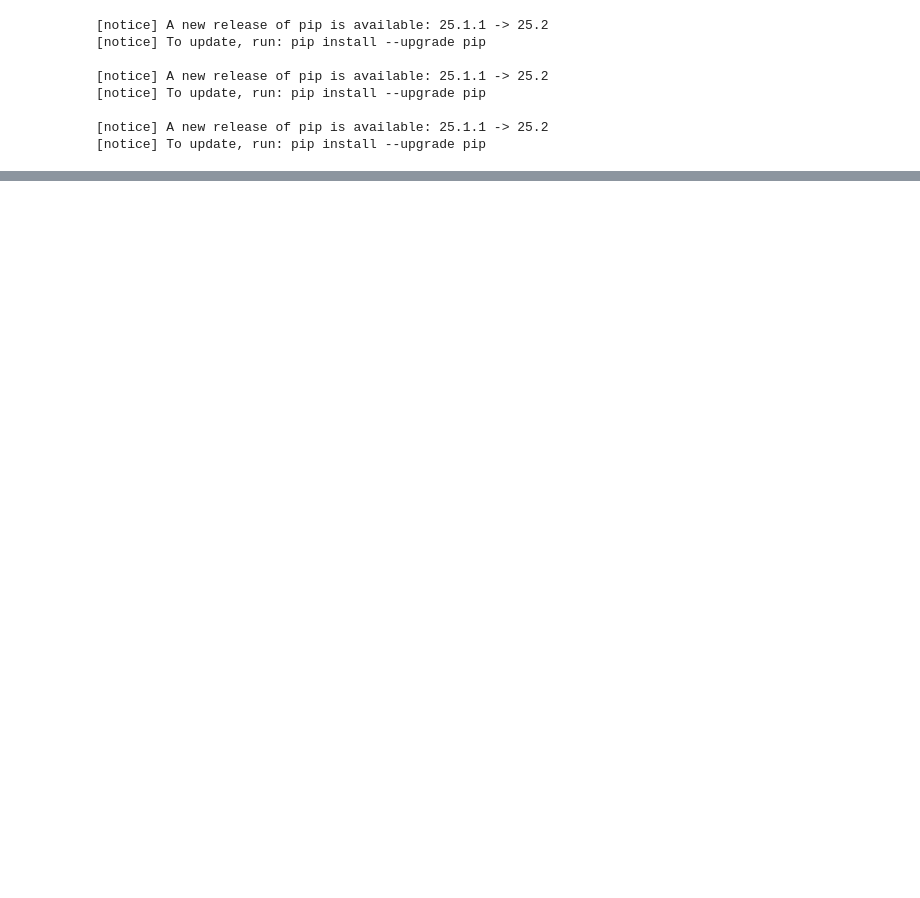
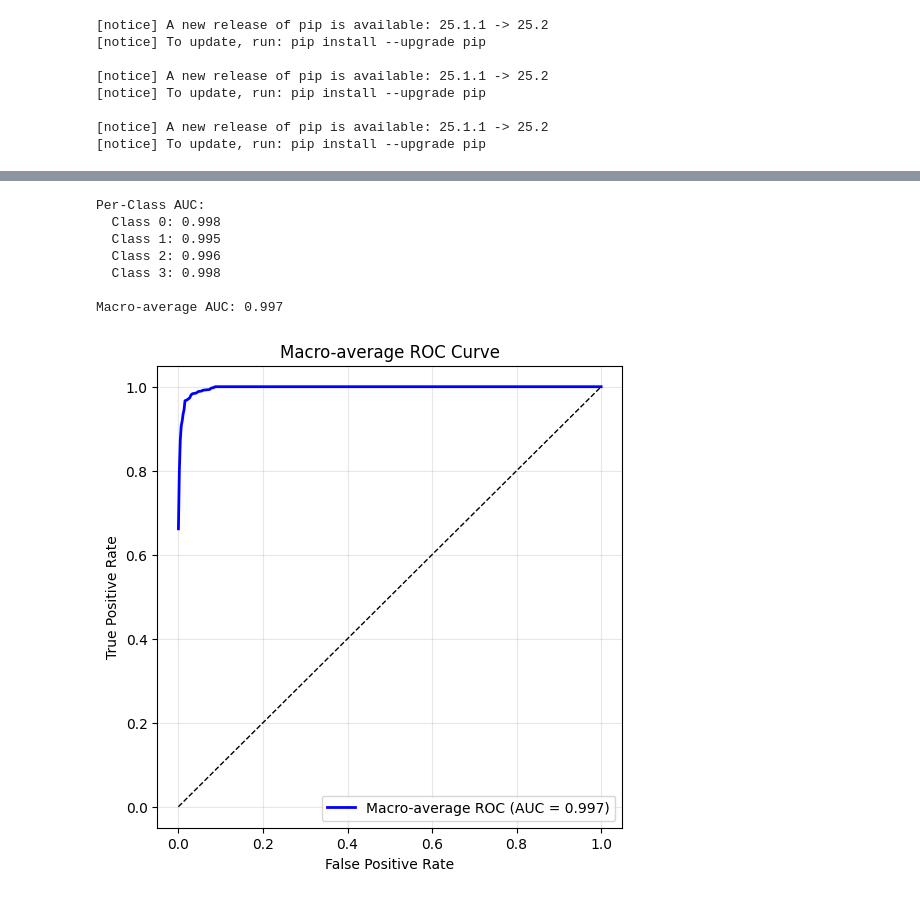
Before and after one commit to benz3927/Deep-Learning, a Jupyter notebook: Assignment 1/assignment1.ipynb, the cells around one changed output, grey strips where cells are left out. Saved outputs shown, nothing was run; the diff lists cells and outputs as text; code cells hidden in the pictures; blank space fills up the shorter version.

```diff
--- a/Assignment 1/assignment1.ipynb
+++ b/Assignment 1/assignment1.ipynb
@@ -1256,0 +751,71 @@ weighted avg       0.94      0.94      0.94       400
+# %%
+import torch
+import numpy as np
+from sklearn.preprocessing import label_binarize
+from sklearn.metrics import roc_curve, auc
+import matplotlib.pyplot as plt
+
+# --- Binarize labels ---
+y_val_bin = label_binarize(y_val, classes=[0, 1, 2, 3])
+
+# --- Torch forward pass to get probabilities ---
+model.eval()
+with torch.no_grad():
+    X_val_tensor = torch.tensor(X_val_scaled, dtype=torch.float32)
+    outputs = model(X_val_tensor)
+    y_val_pred_proba = torch.softmax(outputs, dim=1).numpy()
+
+# --- Per-class ROC & AUC ---
+fpr, tpr, roc_auc = {}, {}, {}
+for i in range(y_val_bin.shape[1]):
+    fpr[i], tpr[i], _ = roc_curve(y_val_bin[:, i], y_val_pred_proba[:, i])
+    roc_auc[i] = auc(fpr[i], tpr[i])
+
+# --- Macro-average ---
+all_fpr = np.unique(np.concatenate([fpr[i] for i in range(y_val_bin.shape[1])]))
+mean_tpr = np.zeros_like(all_fpr)
+for i in range(y_val_bin.shape[1]):
+    mean_tpr += np.interp(all_fpr, fpr[i], tpr[i])
+mean_tpr /= y_val_bin.shape[1]
+roc_auc["macro"] = auc(all_fpr, mean_tpr)
+
+# --- Print results ---
+print("Per-Class AUC:")
+for i in range(y_val_bin.shape[1]):
+    print(f"  Class {i}: {roc_auc[i]:.3f}")
+print(f"\nMacro-average AUC: {roc_auc['macro']:.3f}")
+
+# --- Plot 1: Macro-average ROC ---
+plt.figure(figsize=(6, 6))
+plt.plot(all_fpr, mean_tpr, color="blue", lw=2,
+         label=f"Macro-average ROC (AUC = {roc_auc['macro']:.3f})")
+plt.plot([0, 1], [0, 1], "k--", lw=1)
+plt.xlabel("False Positive Rate")
+plt.ylabel("True Positive Rate")
+plt.title("Macro-average ROC Curve")
+plt.legend(loc="lower right")
+plt.grid(alpha=0.3)
+plt.show()
+
+# --- Plot 2: Per-class ROC curves ---
+plt.figure(figsize=(6, 6))
+colors = ["red", "green", "orange", "purple"]
+for i, color in zip(range(y_val_bin.shape[1]), colors):
+    plt.plot(fpr[i], tpr[i], color=color, lw=2,
+             label=f"Class {i} (AUC = {roc_auc[i]:.3f})")
+plt.plot([0, 1], [0, 1], "k--", lw=1)
+plt.xlabel("False Positive Rate")
+plt.ylabel("True Positive Rate")
+plt.title("Per-Class ROC Curves")
+plt.legend(loc="lower right")
+plt.grid(alpha=0.3)
+plt.show()
+# %% [output]
+Per-Class AUC:
+  Class 0: 0.998
+  Class 1: 0.995
+  Class 2: 0.996
+  Class 3: 0.998
+
+Macro-average AUC: 0.997
+[figure, added]
```
Also changed, not shown: parts of 5 cells of this notebook.
